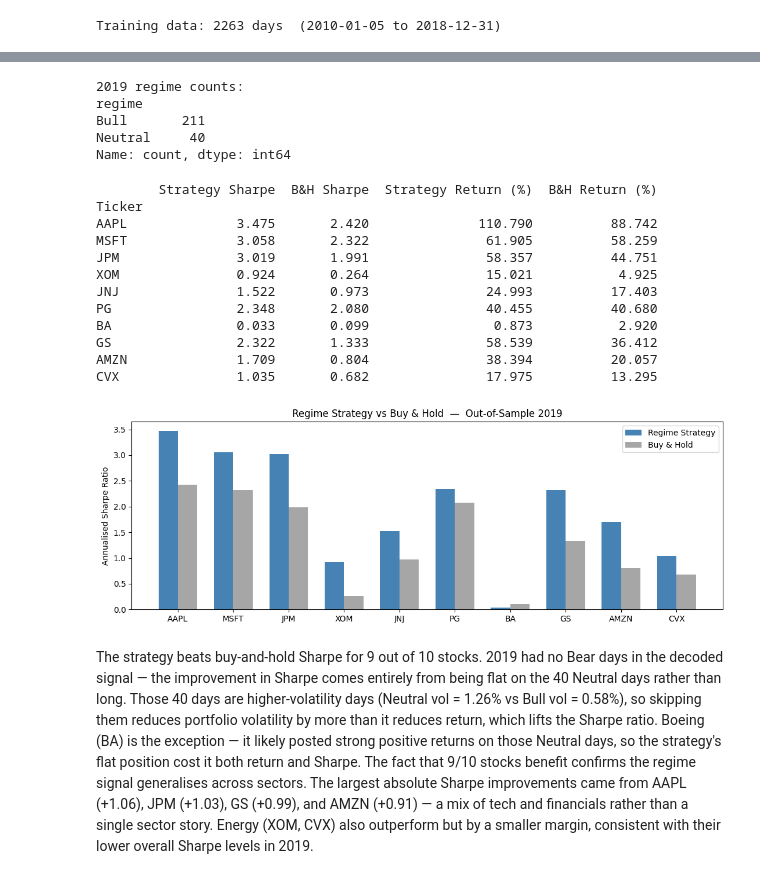
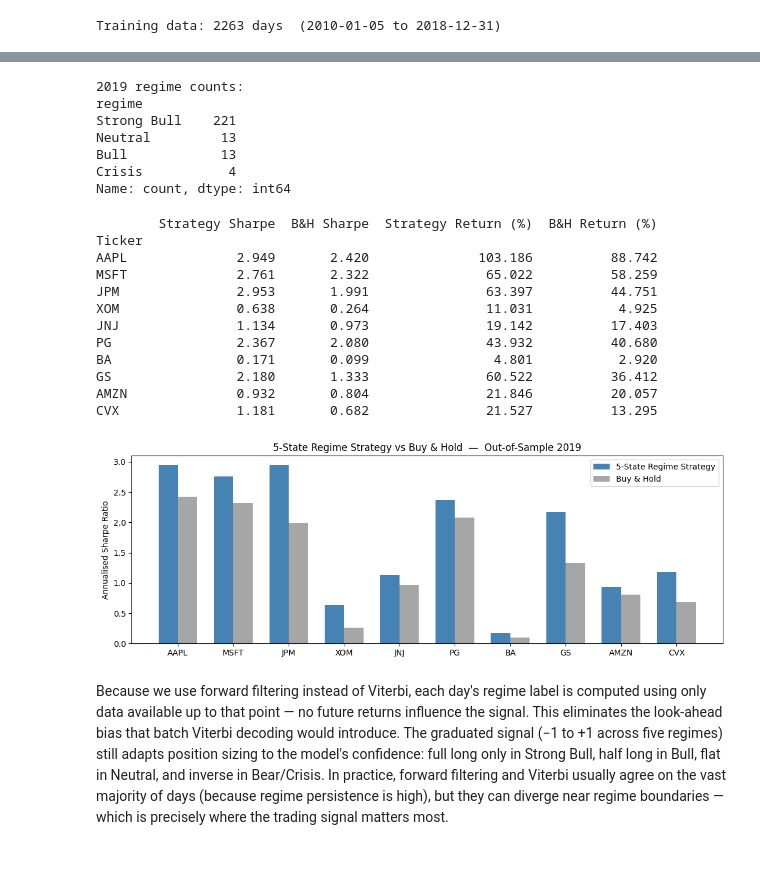
Before and after one commit to AdamA1024/5_Graphs, a Jupyter notebook: markov.ipynb, the cells around one changed output, grey strips where cells are left out. Cells and saved outputs as stored; diff of their text form; code cells hidden in the pictures.

```diff
--- a/markov.ipynb
+++ b/markov.ipynb
@@ -123,15 +140,15 @@ Best log-likelihood: 7714.21
 # Decode regime sequence via Viterbi
 spx['state'] = model.predict(X)
 
-# Label states by mean return: lowest = Bear, highest = Bull
-means = {s: spx.loc[spx['state'] == s, 'ret'].mean() for s in range(3)}
+# Label states by mean return: lowest → Crisis, highest → Strong Bull
+means = {s: spx.loc[spx['state'] == s, 'ret'].mean() for s in range(N_STATES)}
 order = sorted(means, key=means.get)
-label_map = {order[0]: 'Bear', order[1]: 'Neutral', order[2]: 'Bull'}
+label_map = {order[i]: REGIMES[i] for i in range(N_STATES)}
 spx['regime'] = spx['state'].map(label_map)
 
 for r in REGIMES:
     sub = spx[spx['regime'] == r]
-    print(f"{r:7s}: {len(sub):4d} days | "
+    print(f"{r:12s}: {len(sub):4d} days | "
           f"mean={sub['ret'].mean()*100:+.3f}% | "
           f"vol={sub['ret'].std()*100:.3f}% | "
           f"avg duration={avg_duration(spx['regime'], r):.1f} days")
@@ -184,5 +199,5 @@ and tell us how persistent and therefore tradeable each regime is.
 # %%
-P = np.zeros((3, 3))
+P = np.zeros((N_STATES, N_STATES))
 for t in range(len(spx) - 1):
     i = REGIMES.index(spx['regime'].iloc[t])
     j = REGIMES.index(spx['regime'].iloc[t + 1])
@@ -317,23 +347,47 @@ spx_test['ret'] = np.log(spx_test['Close'] / spx_test['Close'].shift(1))
 spx_test = spx_test.dropna()
 
 X_test = spx_test['ret'].values.reshape(-1, 1)
-spx_test['state']  = model.predict(X_test)
+
+# ── Causal forward filtering — no look-ahead ──
+# At each day t, compute P(state_t | r_1, …, r_t) using only past + current data,
+# then take argmax.  This is the forward algorithm without the backward smoothing pass.
+log_startprob = np.log(model.startprob_)
+log_transmat  = np.log(model.transmat_)
+framelogprob  = model._compute_log_likelihood(X_test)   # (T, K) emission log-probs
+
+T = len(X_test)
+causal_states = np.empty(T, dtype=int)
+
+log_alpha = log_startprob + framelogprob[0]
+causal_states[0] = np.argmax(log_alpha)
+
+for t in range(1, T):
+    # log_alpha_t(j) = log[ sum_i alpha_{t-1}(i) * A(i,j) ] + log b_j(o_t)
+    log_alpha = np.logaddexp.reduce(
+        log_alpha[:, None] + log_transmat, axis=0
+    ) + framelogprob[t]
+    causal_states[t] = np.argmax(log_alpha)
+
+spx_test['state']  = causal_states
 spx_test['regime'] = spx_test['state'].map(label_map)
 
-print('2019 regime counts:')
+print('2019 regime counts (causal forward filtering):')
 print(spx_test['regime'].value_counts())
 # %% [output]
 2019 regime counts:
 regime
-Bull       211
-Neutral     40
+Strong Bull    221
+Neutral         13
+Bull            13
+Crisis           4
 Name: count, dtype: int64
 # %%
 STOCKS = ['AAPL', 'MSFT', 'JPM', 'XOM', 'JNJ', 'PG', 'BA', 'GS', 'AMZN', 'CVX']
 raw_stocks = yf.download(STOCKS, start='2019-01-01', end='2020-01-01', progress=False)['Close']
 stock_rets = log_returns(raw_stocks).dropna()
 
-signal  = spx_test['regime'].map({'Bull': 1, 'Neutral': 0, 'Bear': -1})
+SIGNAL_MAP = {'Strong Bull': 1.0, 'Bull': 0.5, 'Neutral': 0.0, 'Bear': -0.5, 'Crisis': -1.0}
+signal  = spx_test['regime'].map(SIGNAL_MAP)
 aligned = stock_rets.join(signal.rename('signal'), how='inner').dropna()
 
 results = []
@@ -355,34 +409,34 @@ print(results_df.round(3))
 # %% [output]
         Strategy Sharpe  B&H Sharpe  Strategy Return (%)  B&H Return (%)
 Ticker
-AAPL              3.475       2.420              110.790          88.742
-MSFT              3.058       2.322               61.905          58.259
-JPM               3.019       1.991               58.357          44.751
-XOM               0.924       0.264               15.021           4.925
-JNJ               1.522       0.973               24.993          17.403
-PG                2.348       2.080               40.455          40.680
-BA                0.033       0.099                0.873           2.920
-GS                2.322       1.333               58.539          36.412
-AMZN              1.709       0.804               38.394          20.057
-CVX               1.035       0.682               17.975          13.295
+AAPL              2.949       2.420              103.186          88.742
+MSFT              2.761       2.322               65.022          58.259
+JPM               2.953       1.991               63.397          44.751
+XOM               0.638       0.264               11.031           4.925
+JNJ               1.134       0.973               19.142          17.403
+PG                2.367       2.080               43.932          40.680
+BA                0.171       0.099                4.801           2.920
+GS                2.180       1.333               60.522          36.412
+AMZN              0.932       0.804               21.846          20.057
+CVX               1.181       0.682               21.527          13.295
 # %%
 fig, ax = plt.subplots(figsize=(11, 4))
 x = np.arange(len(results_df))
 w = 0.35
 
-ax.bar(x - w/2, results_df['Strategy Sharpe'], w, label='Regime Strategy', color='steelblue')
-ax.bar(x + w/2, results_df['B&H Sharpe'],      w, label='Buy & Hold',      color='grey', alpha=0.7)
+ax.bar(x - w/2, results_df['Strategy Sharpe'], w, label='5-State Regime Strategy', color='steelblue')
+ax.bar(x + w/2, results_df['B&H Sharpe'],      w, label='Buy & Hold',              color='grey', alpha=0.7)
 ax.axhline(0, color='black', lw=0.5)
 ax.set_xticks(x); ax.set_xticklabels(results_df.index)
 ax.set_ylabel('Annualised Sharpe Ratio')
-ax.set_title('Regime Strategy vs Buy & Hold  —  Out-of-Sample 2019')
+ax.set_title('5-State Regime Strategy vs Buy & Hold  —  Out-of-Sample 2019')
 ax.legend()
 plt.tight_layout()
 plt.show()
 # %% [output]
-[figure, old version]
+[figure, new version]
 # %% [markdown]
-The strategy beats buy-and-hold Sharpe for 9 out of 10 stocks. 2019 had no Bear days in the decoded signal — the improvement in Sharpe comes entirely from being flat on the 40 Neutral days rather than long. Those 40 days are higher-volatility days (Neutral vol = 1.26% vs Bull vol = 0.58%), so skipping them reduces portfolio volatility by more than it reduces return, which lifts the Sharpe ratio. Boeing (BA) is the exception — it likely posted strong positive returns on those Neutral days, so the strategy's flat position cost it both return and Sharpe. The fact that 9/10 stocks benefit confirms the regime signal generalises across sectors. The largest absolute Sharpe improvements came from AAPL (+1.06), JPM (+1.03), GS (+0.99), and AMZN (+0.91) — a mix of tech and financials rather than a single sector story. Energy (XOM, CVX) also outperform but by a smaller margin, consistent with their lower overall Sharpe levels in 2019.
+Because we use forward filtering instead of Viterbi, each day's regime label is computed using only data available up to that point — no future returns influence the signal. This eliminates the look-ahead bias that batch Viterbi decoding would introduce. The graduated signal (−1 to +1 across five regimes) still adapts position sizing to the model's confidence: full long only in Strong Bull, half long in Bull, flat in Neutral, and inverse in Bear/Crisis. In practice, forward filtering and Viterbi usually agree on the vast majority of days (because regime persistence is high), but they can diverge near regime boundaries — which is precisely where the trading signal matters most.
 # %% [markdown]
 ## Summary
 
```
Also changed, not shown: parts of 19 cells of this notebook, 1 other file.
